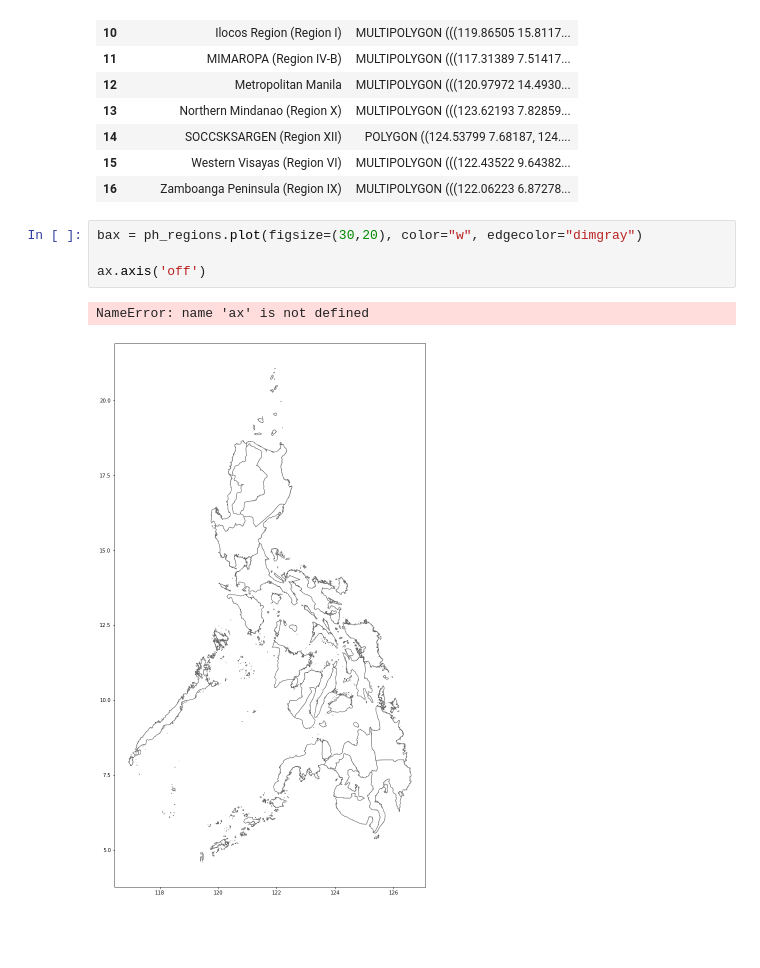
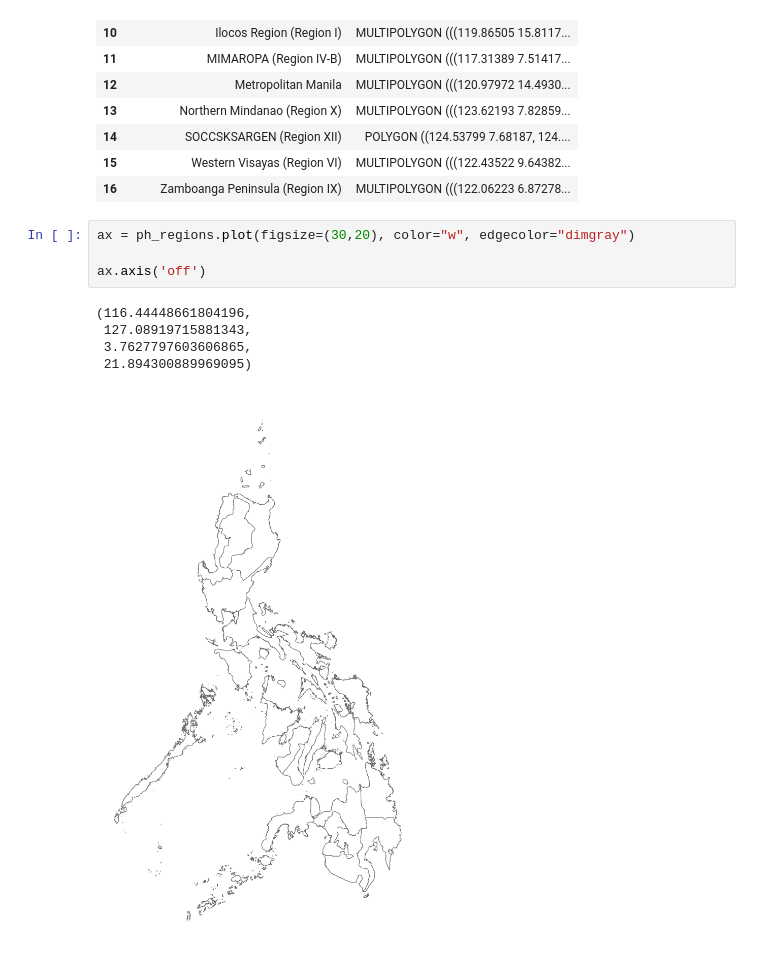
Before and after one commit to Secade/DATA101-FIES2018-DSWD, a Jupyter notebook: FIES2018 EDA.ipynb, the cells around one changed output. Cells and saved outputs as stored; diff of their text form; blank space fills up the shorter version.

```diff
--- a/FIES2018 EDA.ipynb
+++ b/FIES2018 EDA.ipynb
@@ -256,12 +311,15 @@ ph_regions
 | 15 | Western Visayas (Region VI) | MULTIPOLYGON (((122.43522 9.64382... |
 | 16 | Zamboanga Peninsula (Region IX) | MULTIPOLYGON (((122.06223 6.87278... |
 # %%
-bax = ph_regions.plot(figsize=(30,20), color="w", edgecolor="dimgray")
+ax = ph_regions.plot(figsize=(30,20), color="w", edgecolor="dimgray")
 
 ax.axis('off')
 # %% [output]
-NameError: name 'ax' is not defined
+(116.44448661804196,
+ 127.08919715881343,
+ 3.7627797603606865,
+ 21.894300889969095)
-[figure, old version]
+[figure, new version]
 # %%
 ax = ph_provinces.plot(figsize=(30,20), color="w", edgecolor="dimgray")
 
```
Also changed, not shown: parts of 7 cells of this notebook.
